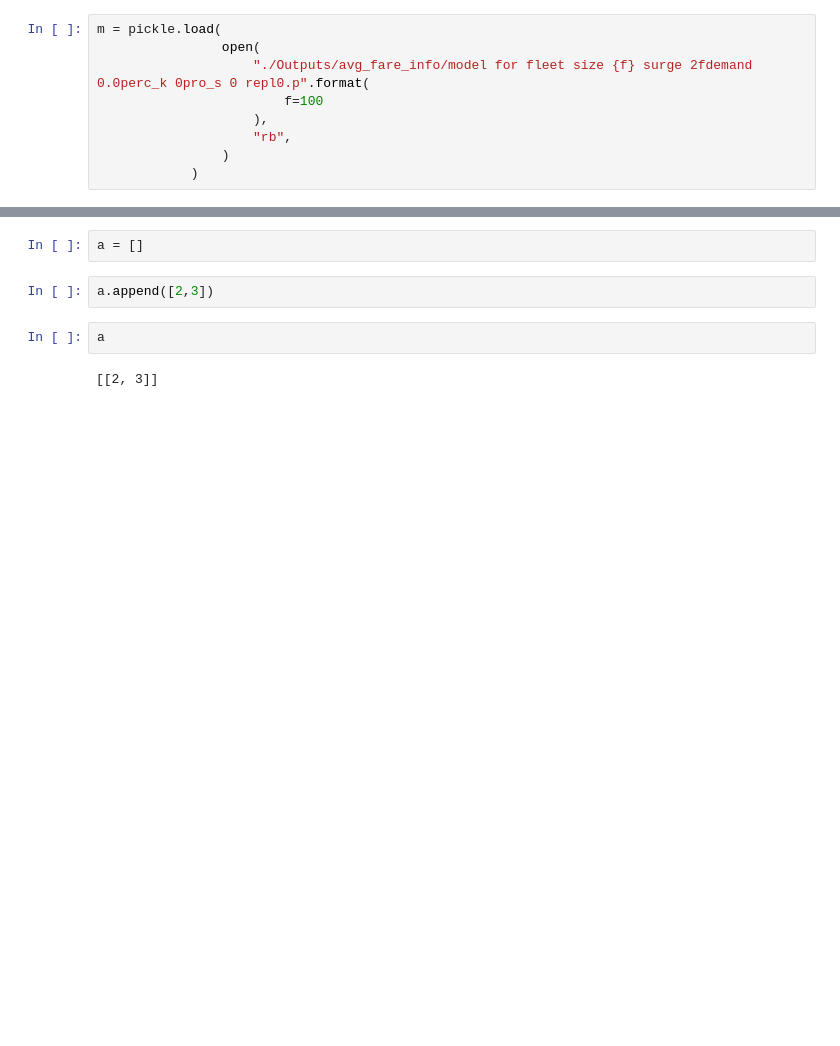
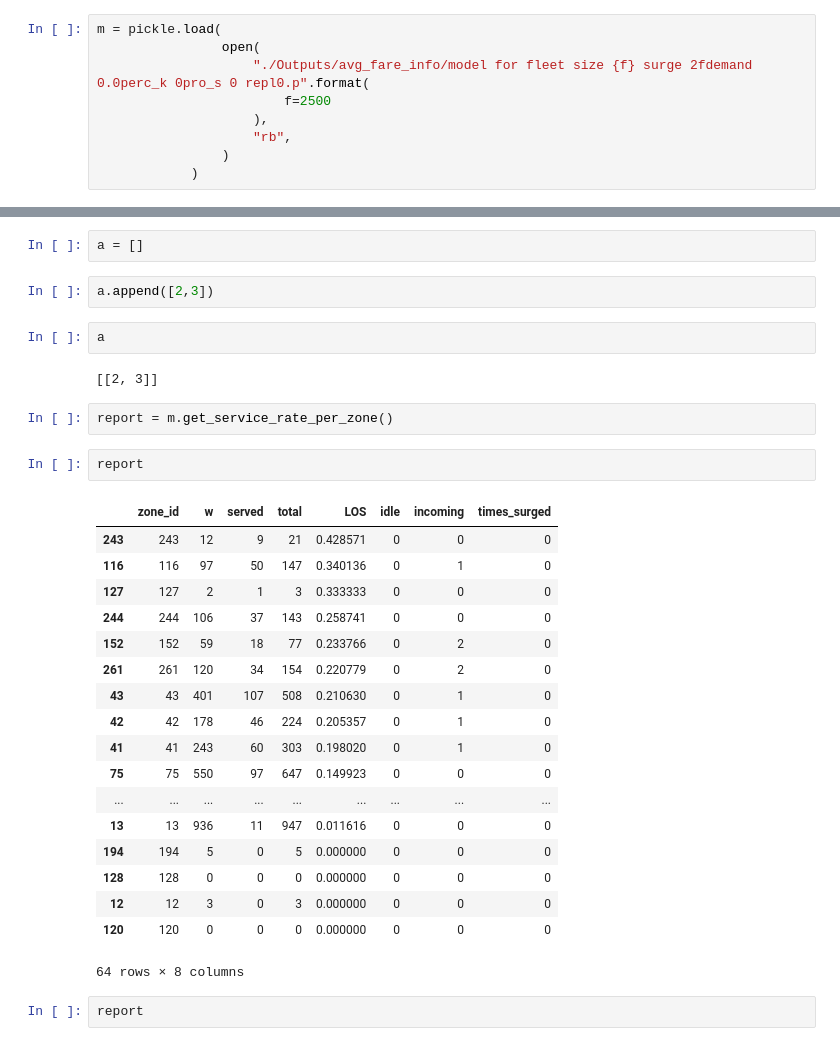
Before and after one commit to PepSalehi/zone_info_simulation, a Jupyter notebook: tt.ipynb, the cells around one changed output, grey strips where cells are left out. Cells and saved outputs as stored; diff of their text form; blank space fills up the shorter version.

```diff
--- a/tt.ipynb
+++ b/tt.ipynb
@@ -7,7 +7,7 @@ import pickle
 m = pickle.load(
                 open(
                     "./Outputs/avg_fare_info/model for fleet size {f} surge 2fdemand 0.0perc_k 0pro_s 0 repl0.p".format(
-                        f=100
+                        f=2500
                     ),
                     "rb",
                 )
@@ -125,3 +156,28 @@ a.append([2,3])
 a
 # %% [output]
 [[2, 3]]
+# %%
+report = m.get_service_rate_per_zone()
+# %%
+report
+# %% [output]
+|  | zone_id | w | served | total | LOS | idle | incoming | times_surged |
+| 243 | 243 | 12 | 9 | 21 | 0.428571 | 0 | 0 | 0 |
+| 116 | 116 | 97 | 50 | 147 | 0.340136 | 0 | 1 | 0 |
+| 127 | 127 | 2 | 1 | 3 | 0.333333 | 0 | 0 | 0 |
+| 244 | 244 | 106 | 37 | 143 | 0.258741 | 0 | 0 | 0 |
+| 152 | 152 | 59 | 18 | 77 | 0.233766 | 0 | 2 | 0 |
+| 261 | 261 | 120 | 34 | 154 | 0.220779 | 0 | 2 | 0 |
+| 43 | 43 | 401 | 107 | 508 | 0.210630 | 0 | 1 | 0 |
+| 42 | 42 | 178 | 46 | 224 | 0.205357 | 0 | 1 | 0 |
+| 41 | 41 | 243 | 60 | 303 | 0.198020 | 0 | 1 | 0 |
+| 75 | 75 | 550 | 97 | 647 | 0.149923 | 0 | 0 | 0 |
+| ... | ... | ... | ... | ... | ... | ... | ... | ... |
+| 13 | 13 | 936 | 11 | 947 | 0.011616 | 0 | 0 | 0 |
+| 194 | 194 | 5 | 0 | 5 | 0.000000 | 0 | 0 | 0 |
+| 128 | 128 | 0 | 0 | 0 | 0.000000 | 0 | 0 | 0 |
+| 12 | 12 | 3 | 0 | 3 | 0.000000 | 0 | 0 | 0 |
+| 120 | 120 | 0 | 0 | 0 | 0.000000 | 0 | 0 | 0 |
+64 rows × 8 columns
+# %%
+report
```
Also changed, not shown: parts of 13 cells of this notebook, 3 other files.
